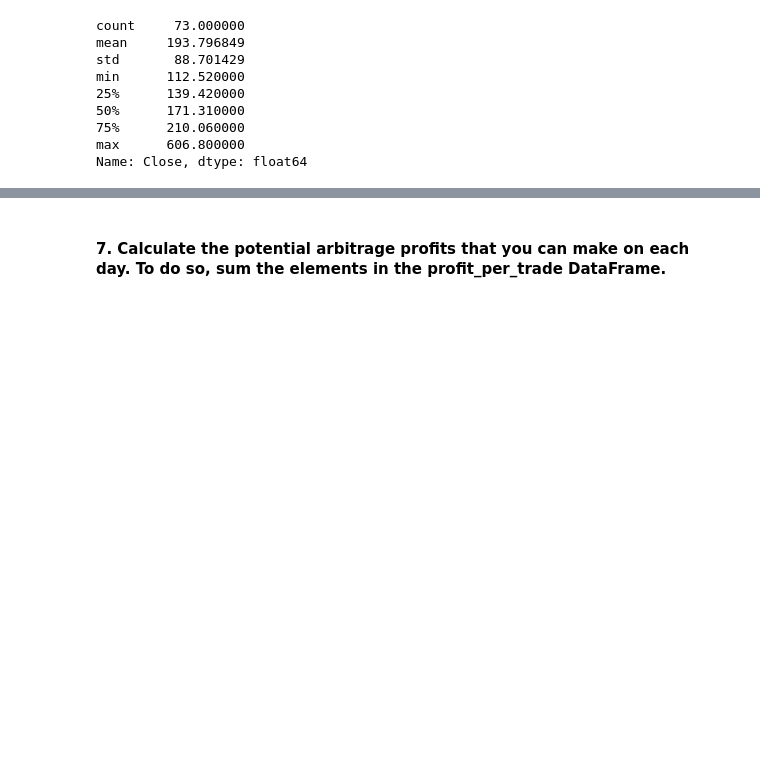
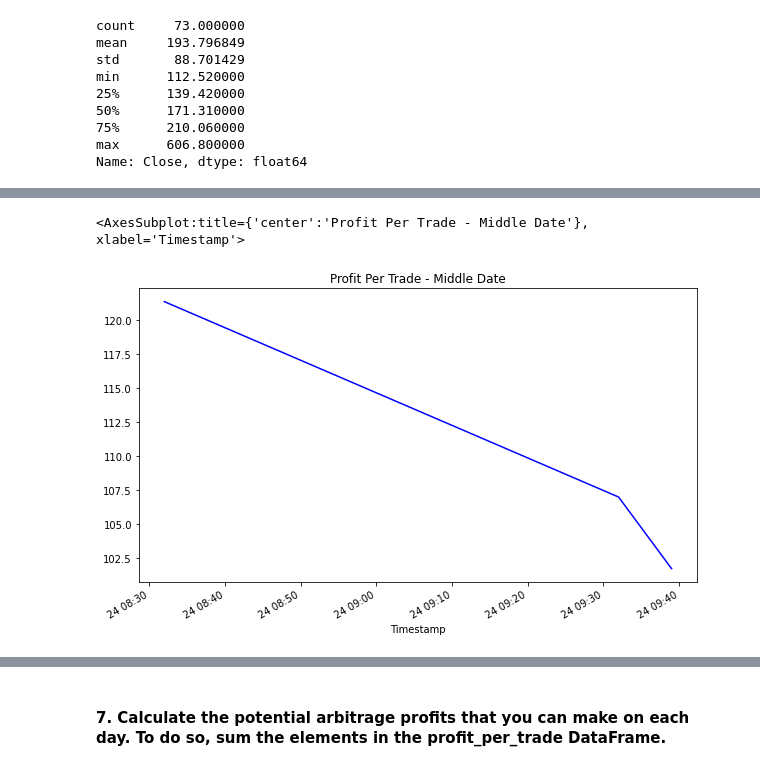
Before and after one commit to smruthid/FinancialAnalysisOfBitcoin, a Jupyter notebook: crypto_arbitrage.ipynb, the cells around one changed output, grey strips where cells are left out. Drawn from its saved outputs; the diff is of its cells as text; code cells hidden in the pictures; blank space fills up the shorter version.

```diff
--- a/crypto_arbitrage.ipynb
+++ b/crypto_arbitrage.ipynb
@@ -522,3 +552,13 @@ Timestamp
 2018-01-16 19:48:00    117.63
 2018-01-16 20:07:00    113.69
 Name: Close, Length: 73, dtype: float64
+# %%
+# For the date middle in the dataset, calculate the potential profit per trade in dollars
+# Multiply the profitable trades by the cost of the Bitcoin that was purchased
+profit_middle = profitable_trades_middle * bitstamp_sliced.loc['2018-02-24']
+
+# Drop any missing values from the profit DataFrame
+profit_per_trade_middle = profit_middle.dropna()
+
+# View the early profit DataFrame
+profit_per_trade_middle
@@ -545,0 +617,6 @@ Name: Close, dtype: float64
+# %%
+# Plot the results for the early profit per trade DataFrame
+profit_per_trade_middle.plot(figsize=(10,6), title='Profit Per Trade - Middle Date', color='blue')
+# %% [output]
+<AxesSubplot:title={'center':'Profit Per Trade - Middle Date'}, xlabel='Timestamp'>
+[figure, added]
```
Also changed, not shown: parts of 46 cells of this notebook.
